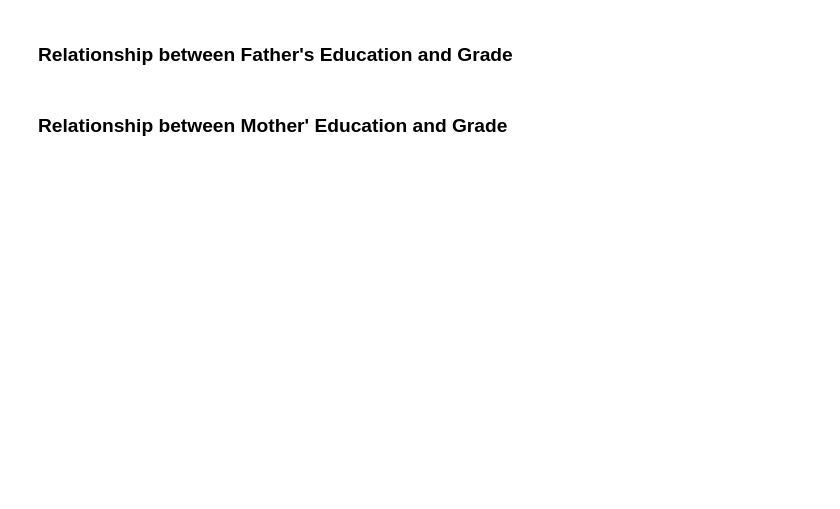
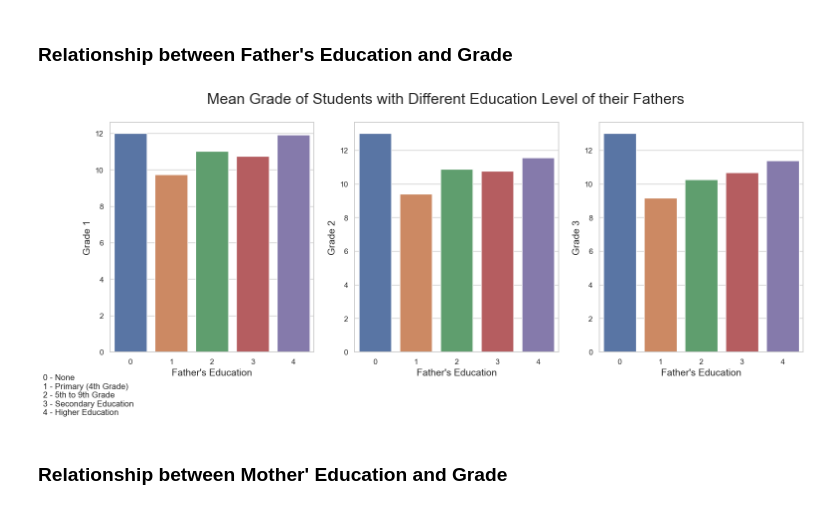
Before and after one commit to AndyWeasley2004/DS-ML-Study-Notes, a Jupyter notebook: ML study & projects/student grade prediction/student_grade_pred.ipynb, the cells around one changed output. Cells and saved outputs as stored; diff of their text form; code cells hidden in the pictures; blank space fills up the shorter version.

```diff
--- a/ML study & projects/student grade prediction/student_grade_pred.ipynb
+++ b/ML study & projects/student grade prediction/student_grade_pred.ipynb
@@ -353,4 +373,28 @@ From the graph, we can see that students from family with less than 3 members te
+# %%
+education = [
+    "0 - None",
+    "1 - Primary (4th Grade)",
+    "2 - 5th to 9th Grade",
+    "3 - Secondary Education",
+    "4 - Higher Education"
+]
 # %% [markdown]
 ### Relationship between Father's Education and Grade
+# %%
+fig, axs = plt.subplots(1,3, figsize=(18,6))
+
+g1 = sns.barplot(data=df, x='Fedu', y='G1', errorbar=None, ax=axs[0])
+g2 = sns.barplot(data=df, x='Fedu', y='G2', errorbar=None, ax=axs[1])
+g3 = sns.barplot(data=df, x='Fedu', y='G3', errorbar=None, ax=axs[2])
+g3.text(0.05, -0.1, '\n'.join(education), fontsize=12, transform=plt.gcf().transFigure)
+
+for i in range(3):
+    axs[i].set_xlabel('Father\'s Education', fontsize=14)
+    axs[i].set_ylabel('Grade '+str(i+1), fontsize=14)
+
+fig.suptitle('Mean Grade of Students with Different Education Level of their Fathers', fontsize=22)
+plt.show()
+# %% [output]
+[figure, added]
 # %% [markdown]
 ### Relationship between Mother' Education and Grade
```
Also changed, not shown: parts of 16 cells of this notebook.
